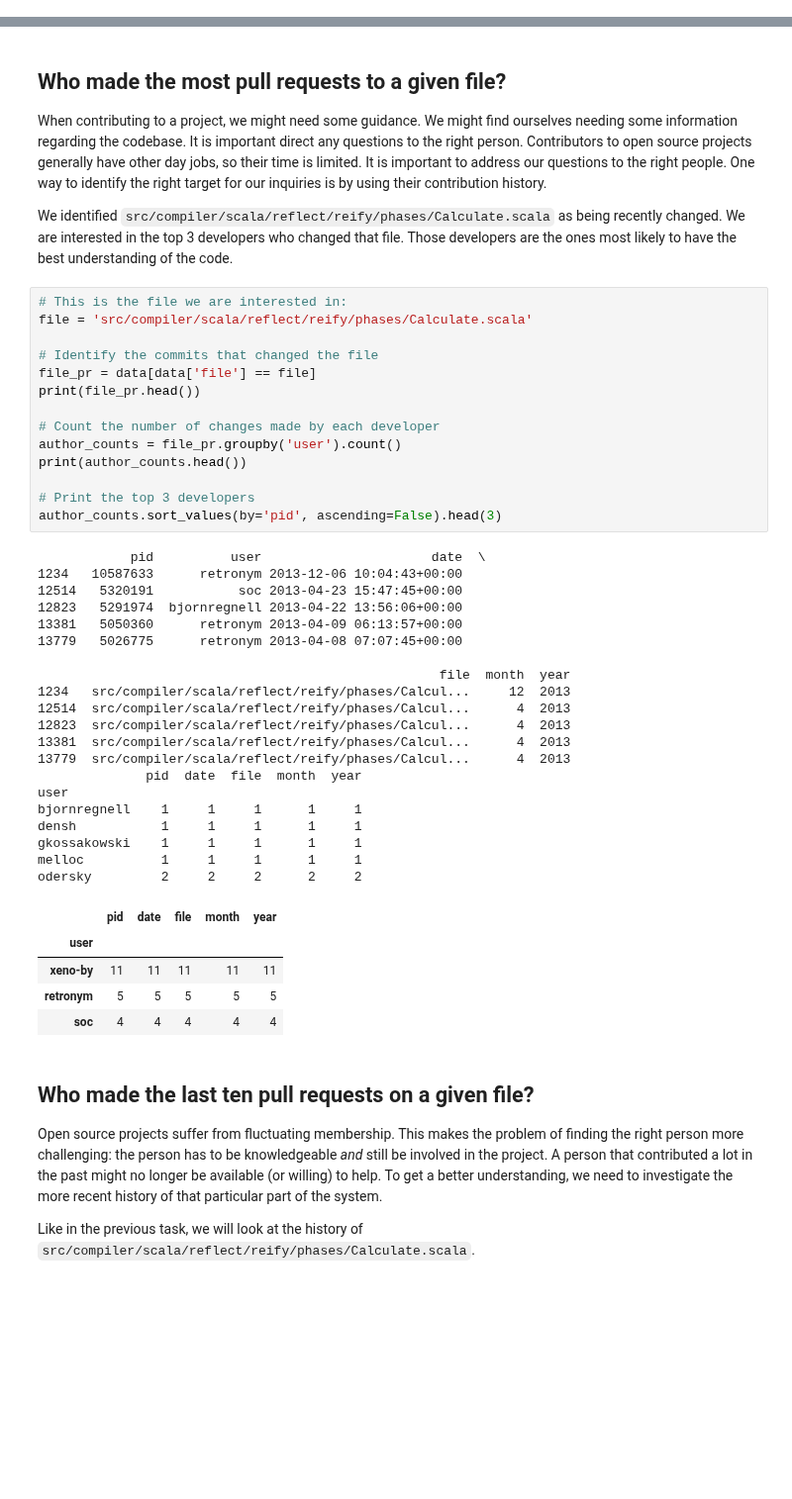
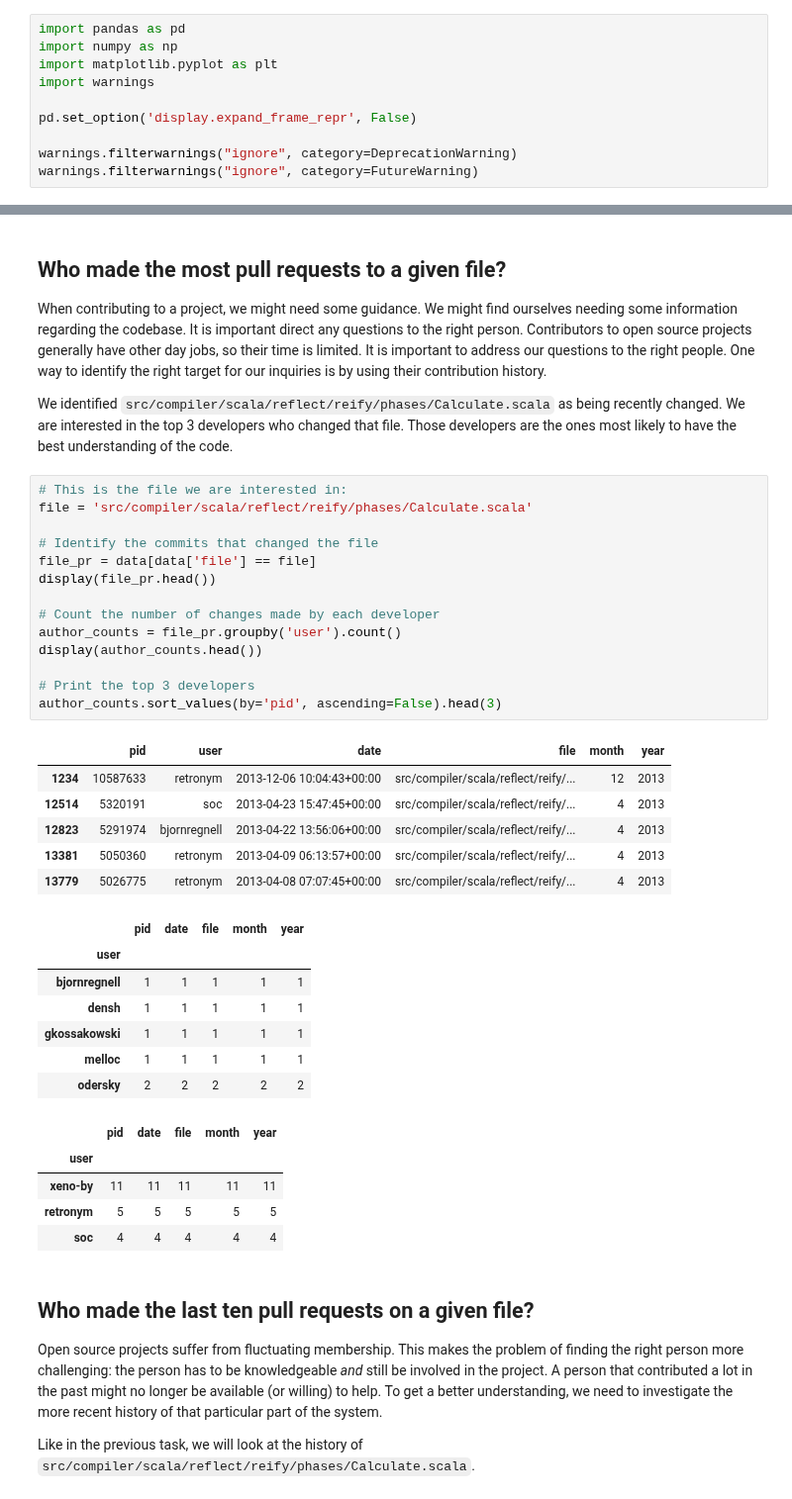
Before and after one commit to anhhaibkhn/Data-Science-selfstudy-notes-Blog, a Jupyter notebook: _notebooks/The GitHub History of the Scala Language/2022-02-16-The GitHub History of the Scala Language.ipynb, the cells around one changed output, grey strips where cells are left out. Shown at 99% size. Drawn from its saved outputs; the diff is of its cells as text; blank space fills up the shorter version.

```diff
--- a/_notebooks/The GitHub History of the Scala Language/2022-02-16-The GitHub History of the Scala Language.ipynb
+++ b/_notebooks/The GitHub History of the Scala Language/2022-02-16-The GitHub History of the Scala Language.ipynb
@@ -18,6 +18,16 @@
 <p> In this project, you'll be challenged to read in, clean up, and visualize the real-world project repository of Scala that spans data from a version control system (Git) as well as a project hosting site (GitHub). With almost 30,000 commits and a history spanning over ten years, Scala is a mature language. You will find out who has had the most influence on its development and who are the experts.
 
 The dataset includes the project history of [Scala](http://www.scala-lang.org/) retrieved from Git and GitHub as a set of CSV files.</p>
+# %%
+import pandas as pd
+import numpy as np
+import matplotlib.pyplot as plt
+import warnings
+
+pd.set_option('display.expand_frame_repr', False)
+
+warnings.filterwarnings("ignore", category=DeprecationWarning)
+warnings.filterwarnings("ignore", category=FutureWarning)
 # %% [markdown]
 ## Scala's real-world project repository data
 <p>With almost 30k commits and a history spanning over ten years, Scala is a mature programming language. It is a general-purpose programming language that has recently become another prominent language for data scientists.</p>
@@ -188,43 +227,36 @@ print(files)
 # %%
 # This is the file we are interested in:
 file = 'src/compiler/scala/reflect/reify/phases/Calculate.scala'
 
 # Identify the commits that changed the file
 file_pr = data[data['file'] == file]
-print(file_pr.head())
+display(file_pr.head())
 
 # Count the number of changes made by each developer
 author_counts = file_pr.groupby('user').count()
-print(author_counts.head())
+display(author_counts.head())
 
 # Print the top 3 developers
 author_counts.sort_values(by='pid', ascending=False).head(3)
 # %% [output]
-            pid          user                      date  \
-1234   10587633      retronym 2013-12-06 10:04:43+00:00
-12514   5320191           soc 2013-04-23 15:47:45+00:00
-12823   5291974  bjornregnell 2013-04-22 13:56:06+00:00
-13381   5050360      retronym 2013-04-09 06:13:57+00:00
-13779   5026775      retronym 2013-04-08 07:07:45+00:00
-
-                                                    file  month  year
-1234   src/compiler/scala/reflect/reify/phases/Calcul...     12  2013
-12514  src/compiler/scala/reflect/reify/phases/Calcul...      4  2013
-12823  src/compiler/scala/reflect/reify/phases/Calcul...      4  2013
-13381  src/compiler/scala/reflect/reify/phases/Calcul...      4  2013
-13779  src/compiler/scala/reflect/reify/phases/Calcul...      4  2013
-              pid  date  file  month  year
-user
-bjornregnell    1     1     1      1     1
-densh           1     1     1      1     1
-gkossakowski    1     1     1      1     1
-melloc          1     1     1      1     1
-odersky         2     2     2      2     2
-|  | pid | date | file | month | year |
-| user |  |  |  |  |  |
-| xeno-by | 11 | 11 | 11 | 11 | 11 |
-| retronym | 5 | 5 | 5 | 5 | 5 |
-| soc | 4 | 4 | 4 | 4 | 4 |
+|  | pid | user | date | file | month | year |
+| 1234 | 10587633 | retronym | 2013-12-06 10:04:43+00:00 | src/compiler/scala/reflect/reify/... | 12 | 2013 |
+| 12514 | 5320191 | soc | 2013-04-23 15:47:45+00:00 | src/compiler/scala/reflect/reify/... | 4 | 2013 |
+| 12823 | 5291974 | bjornregnell | 2013-04-22 13:56:06+00:00 | src/compiler/scala/reflect/reify/... | 4 | 2013 |
+| 13381 | 5050360 | retronym | 2013-04-09 06:13:57+00:00 | src/compiler/scala/reflect/reify/... | 4 | 2013 |
+| 13779 | 5026775 | retronym | 2013-04-08 07:07:45+00:00 | src/compiler/scala/reflect/reify/... | 4 | 2013 |
+|  | pid | date | file | month | year |
+| user |  |  |  |  |  |
+| bjornregnell | 1 | 1 | 1 | 1 | 1 |
+| densh | 1 | 1 | 1 | 1 | 1 |
+| gkossakowski | 1 | 1 | 1 | 1 | 1 |
+| melloc | 1 | 1 | 1 | 1 | 1 |
+| odersky | 2 | 2 | 2 | 2 | 2 |
+|  | pid | date | file | month | year |
+| user |  |  |  |  |  |
+| xeno-by | 11 | 11 | 11 | 11 | 11 |
+| retronym | 5 | 5 | 5 | 5 | 5 |
+| soc | 4 | 4 | 4 | 4 | 4 |
 # %% [markdown]
 ## Who made the last ten pull requests on a given file?
 <p>Open source projects suffer from fluctuating membership. This makes the problem of finding the right person more challenging: the person has to be knowledgeable <em>and</em> still be involved in the project. A person that contributed a lot in the past might no longer be available (or willing) to help. To get a better understanding, we need to investigate the more recent history of that particular part of the system. </p>
```
Also changed, not shown: parts of 4 cells of this notebook, 27 other files.
